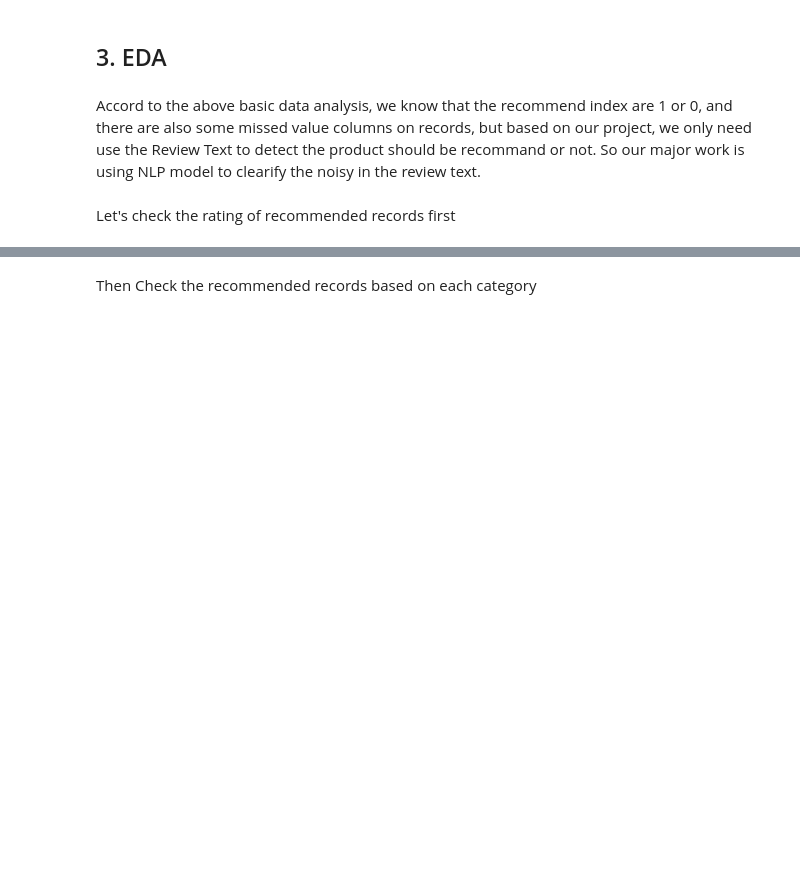
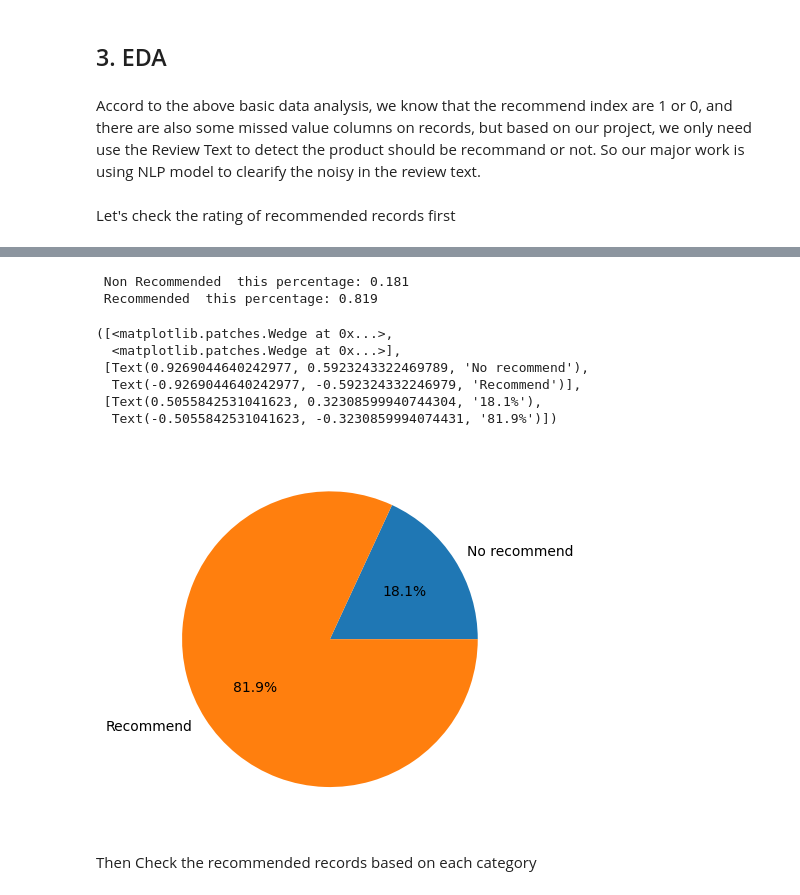
Before and after one commit to helenxue99/DeeplearningFinalProject, a Jupyter notebook: DeepLearningFinalProject.ipynb, the cells around one changed output, grey strips where cells are left out. Cells and saved outputs as stored; diff of their text form; code cells hidden in the pictures; blank space fills up the shorter version.

```diff
--- a/DeepLearningFinalProject.ipynb
+++ b/DeepLearningFinalProject.ipynb
@@ -207,2 +191,24 @@ fig.show()
+# %%
+print(" Non Recommended  this percentage:", round(len(df[df['Recommended IND'] == 0])/ len(df),3))
+print(" Recommended  this percentage:", round(len(df[df['Recommended IND'] == 1])/ len(df),3))
+categories = df['Recommended IND'].unique()
+non_recommend_percent=round(len(df[df['Recommended IND'] == 0])/ len(df),3)
+recommend_percent=round(len(df[df['Recommended IND'] == 1])/ len(df),3)
+
+labels = 'No recommend', 'Recommend'
+sizes = [non_recommend_percent, recommend_percent]
+
+fig, ax = plt.subplots()
+ax.pie(sizes, labels=labels, autopct='%1.1f%%')
+# %% [output]
+ Non Recommended  this percentage: 0.181
+ Recommended  this percentage: 0.819
+([<matplotlib.patches.Wedge at 0x...>,
+  <matplotlib.patches.Wedge at 0x...>],
+ [Text(0.9269044640242977, 0.5923243322469789, 'No recommend'),
+  Text(-0.9269044640242977, -0.592324332246979, 'Recommend')],
+ [Text(0.5055842531041623, 0.32308599940744304, '18.1%'),
+  Text(-0.5055842531041623, -0.3230859994074431, '81.9%')])
+[figure, added]
 # %% [markdown]
 Then Check the recommended records based on each category
```
Also changed, not shown: parts of 4 cells of this notebook.
